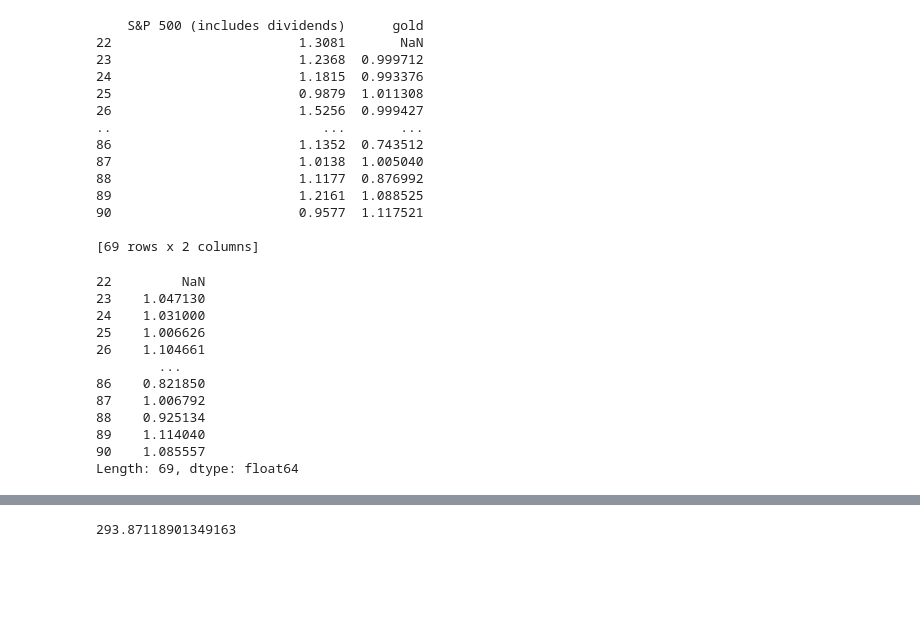
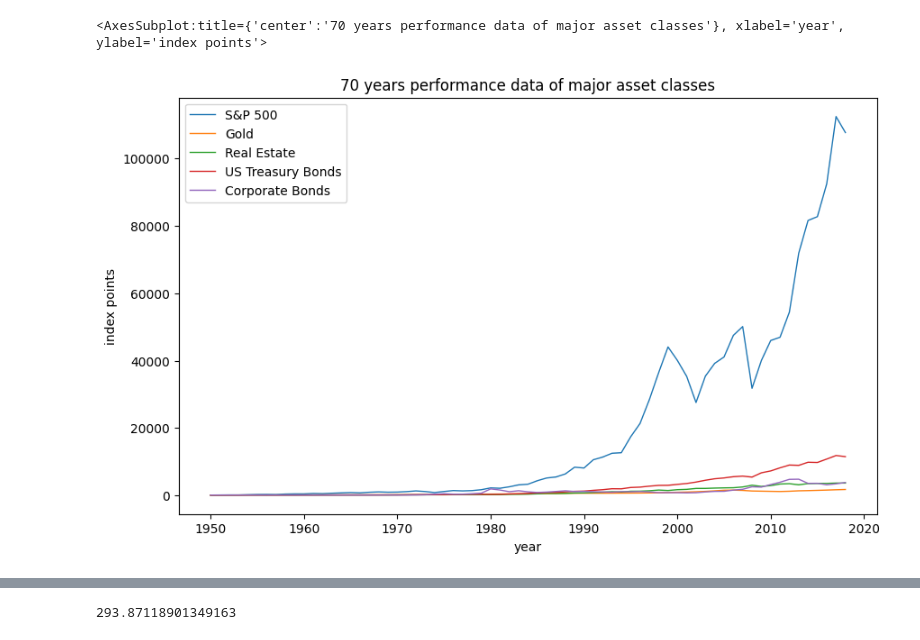
Before and after one commit to CriticalNameError/beastfolio, a Jupyter notebook: data_exploration.ipynb, the cells around one changed output, grey strips where cells are left out. Drawn from its saved outputs; the diff is of its cells as text; code cells hidden in the pictures; blank space fills up the shorter version.

```diff
--- a/data_exploration.ipynb
+++ b/data_exploration.ipynb
@@ -41,9 +41,11 @@ raw["gold"] = gold["Price"].values
 for c in ts_selection[1:]:
     raw[c] = 100 / raw[c].values[0] * raw[c]
 
-raw.plot("Year", ["S&P 500 (includes dividends)3", "gold",'Real Estate2', 'US T. Bond5', "Baa Corporate Bond6" ])
+raw_renamed = raw.copy()
+raw_renamed.columns = ["Year","S&P 500", "Gold",'Real Estate', 'US Treasury Bonds', "Corporate Bonds" ]
+raw_renamed.plot("Year", ["S&P 500", "Gold",'Real Estate', 'US Treasury Bonds', "Corporate Bonds" ], linewidth=1.0, figsize= (10,6), logy=True, xlabel="year", ylabel="index points",  title="70 years performance data of major asset classes")
 
 #print(gold.head(3))
-#print(data.head(10))
+#print(data.head(10)
 #data.columns
 # %% [output]
@@ -62,34 +53,8 @@ See the caveats in the documentation: https://pandas.pydata.org/pandas-docs/stab
-# %%
-data[["S&P 500 (includes dividends)", "gold"]].iloc[8 - 5: 8].values
-print(data[["S&P 500 (includes dividends)", "gold"]])
-0.2*data["S&P 500 (includes dividends)"]+0.8*data["gold"]
-# %% [output]
-    S&P 500 (includes dividends)      gold
-22                        1.3081       NaN
-23                        1.2368  0.999712
-24                        1.1815  0.993376
-25                        0.9879  1.011308
-26                        1.5256  0.999427
-..                           ...       ...
-86                        1.1352  0.743512
-87                        1.0138  1.005040
-88                        1.1177  0.876992
-89                        1.2161  1.088525
-90                        0.9577  1.117521
-
-[69 rows x 2 columns]
-22         NaN
-23    1.047130
-24    1.031000
-25    1.006626
-26    1.104661
-        ...
-86    0.821850
-87    1.006792
-88    0.925134
-89    1.114040
-90    1.085557
-Length: 69, dtype: float64
+# %%
+raw_renamed.plot("Year", ["S&P 500", "Gold",'Real Estate', 'US Treasury Bonds', "Corporate Bonds" ], linewidth=1.0, figsize= (10,6), xlabel="year", ylabel="index points", title="70 years performance data of major asset classes")
+# %% [output]
+<AxesSubplot:title={'center':'70 years performance data of major asset classes'}, xlabel='year', ylabel='index points'>
+[figure, added]
 # %%
 import gym
 from gym import spaces
```
Also changed, not shown: parts of 14 cells of this notebook, 9 other files.
